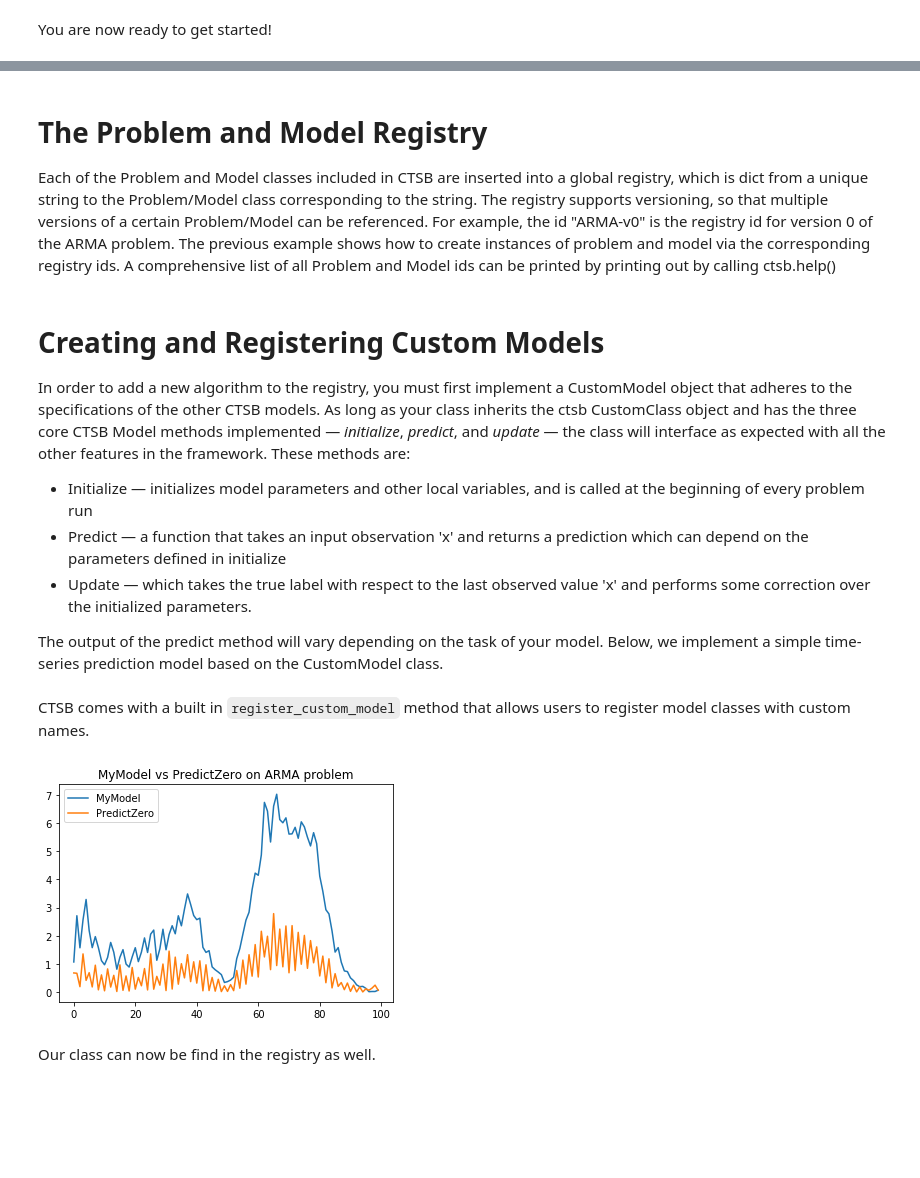
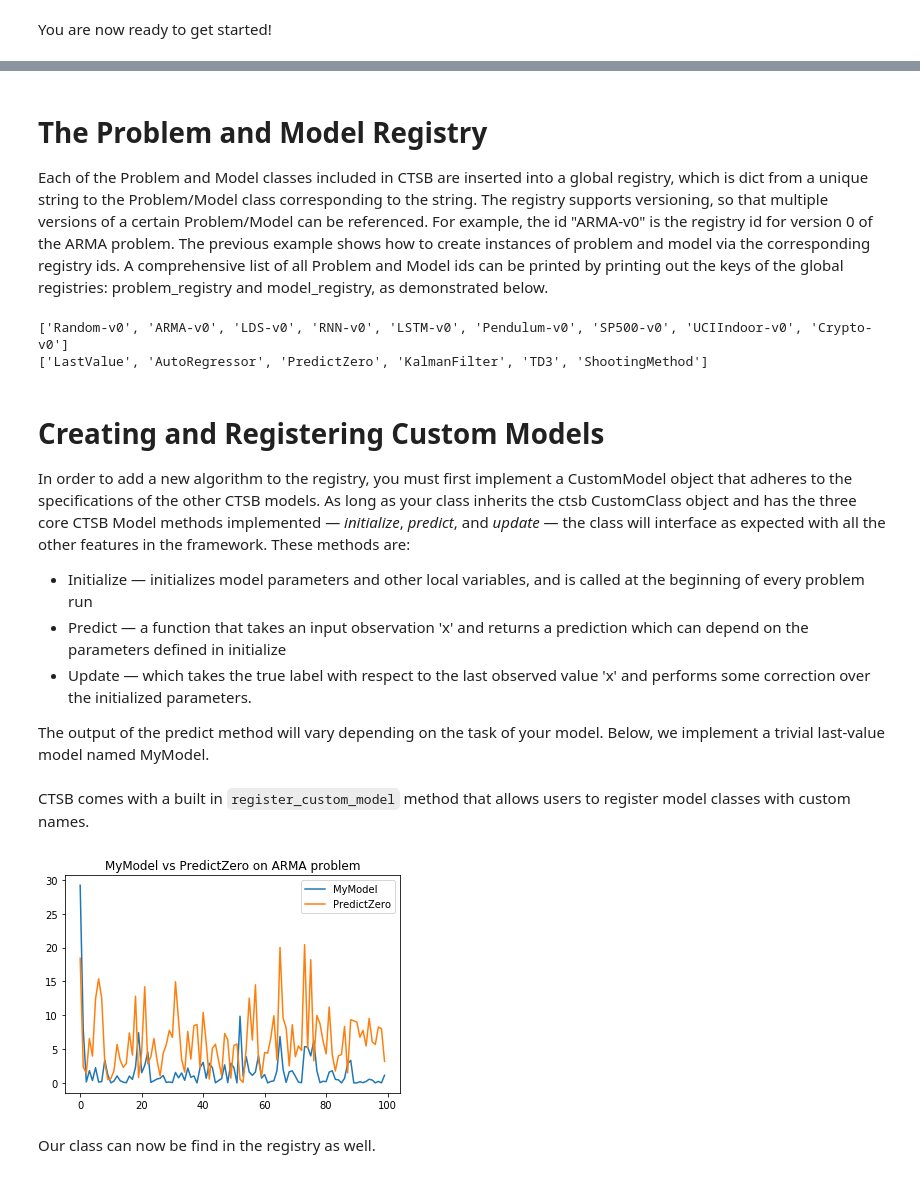
Before and after one commit to MinRegret/TigerControl, a Jupyter notebook: tutorials/notebooks/QuickStart.ipynb, the cells around one changed output, grey strips where cells are left out. Saved outputs shown, nothing was run; the diff lists cells and outputs as text; code cells hidden in the pictures; blank space fills up the shorter version.

````diff
--- a/tutorials/notebooks/QuickStart.ipynb
+++ b/tutorials/notebooks/QuickStart.ipynb
@@ -106,3 +98,3 @@ plt.show()
 # %% [markdown]
 # The Problem and Model Registry
-Each of the Problem and Model classes included in CTSB are inserted into a global registry, which is dict from a unique string to the Problem/Model class corresponding to the string. The registry supports versioning, so that multiple versions of a certain Problem/Model can be referenced. For example, the id "ARMA-v0" is the registry id for version 0 of the ARMA problem. The previous example shows how to create instances of problem and model via the corresponding registry ids. A comprehensive list of all Problem and Model ids can be printed by printing out by calling ctsb.help()
+Each of the Problem and Model classes included in CTSB are inserted into a global registry, which is dict from a unique string to the Problem/Model class corresponding to the string. The registry supports versioning, so that multiple versions of a certain Problem/Model can be referenced. For example, the id "ARMA-v0" is the registry id for version 0 of the ARMA problem. The previous example shows how to create instances of problem and model via the corresponding registry ids. A comprehensive list of all Problem and Model ids can be printed by printing out the keys of the global registries: problem_registry and model_registry, as demonstrated below.
@@ -111,3 +101,9 @@ ctsb.help()
+# %%
+print(ctsb.problem_registry.list_ids())
+print(ctsb.model_registry.list_ids())
+# %% [output]
+['Random-v0', 'ARMA-v0', 'LDS-v0', 'RNN-v0', 'LSTM-v0', 'Pendulum-v0', 'SP500-v0', 'UCIIndoor-v0', 'Crypto-v0']
+['LastValue', 'AutoRegressor', 'PredictZero', 'KalmanFilter', 'TD3', 'ShootingMethod']
 # %% [markdown]
 # Creating and Registering Custom Models
 In order to add a new algorithm to the registry, you must first implement a CustomModel object that adheres to the specifications of the other CTSB models. As long as your class inherits the ctsb CustomClass object and has the three core CTSB Model methods implemented — *initialize*, *predict*, and *update* — the class will interface as expected with all the other features in the framework. These methods are:
@@ -116,62 +112,59 @@ In order to add a new algorithm to the registry, you must first implement a Cust
 *   Predict — a function that takes an input observation 'x' and returns a prediction which can depend on the parameters defined in initialize
 *   Update — which takes the true label with respect to the last observed value 'x' and performs some correction over the initialized parameters.
 
-The output of the predict method will vary depending on the task of your model. Below, we implement a simple time-series prediction model based on the CustomModel class.
+The output of the predict method will vary depending on the task of your model. Below, we implement a trivial last-value model named MyModel.
 # %%
 class MyModel(ctsb.CustomModel):
 
-  def initialize(self, parameter): # here parameter is a single scalar value
-    self.parameter = parameter
+  def initialize(self):
+    pass
 
-  def predict(self, x): # return next time-step prediction
-    self.y_pred = x + self.parameter
-    return self.y_pred
+  def predict(self, x):
+    return x
 
-  def update(self, y_true): # adjust parameter
-    self.parameter -= 0.01 * (self.y_pred - y_true)
+  def update(self, y_true):
+    pass
 # %% [markdown]
 CTSB comes with a built in ```register_custom_model``` method that allows users to register model classes with custom names.
 # %%
-import matplotlib.pyplot as plt
-
 # add MyModel to the model registry
 ctsb.register_custom_model(MyModel, "NameOfMyModel")
 
 # we can now use it as with any other model
 my_model = ctsb.model("NameOfMyModel")
-my_model.initialize(parameter=0.0)
+my_model.initialize()
 
 # test model on ARMA problem and compare to PredictZero
 T = 100
 p, q = 3, 3
 problem = ctsb.problem("ARMA-v0")
-cur_x = problem.initialize(p, q)
-loss = lambda y_true, y_pred: (y_true - y_pred)**2
+x = problem.initialize(p, q)
+mse = lambda y_true, y_pred: (y_true - y_pred)**2
 pz_model = ctsb.model("PredictZero")
 pz_model.initialize()
 
 my_results = []
 pz_results = []
 for i in range(T):
-    my_y_pred = my_model.predict(cur_x)
-    pz_y_pred = pz_model.predict(cur_x)
+    my_y_pred = my_model.predict(x)
+    pz_y_pred = pz_model.predict(x)
     y_true = problem.step()
-    my_loss = loss(y_true, my_y_pred)
-    pz_loss = loss(y_true, pz_y_pred)
+    my_loss = mse(y_true, my_y_pred)
+    pz_loss = mse(y_true, pz_y_pred)
     my_results.append(my_loss)
     pz_results.append(pz_loss)
     my_model.update(y_true)
     pz_model.update(y_true)
-    cur_x = y_true
+    x = y_true
 
 # plot model performance
 plt.plot(my_results, label="MyModel")
 plt.plot(pz_results, label="PredictZero")
 plt.legend()
 plt.title("MyModel vs PredictZero on ARMA problem")
 plt.show()
 # %% [output]
-[figure, old version]
+[figure, new version]
 # %% [markdown]
 Our class can now be find in the registry as well.
 # %%
````
Also changed, not shown: parts of 15 cells of this notebook.
